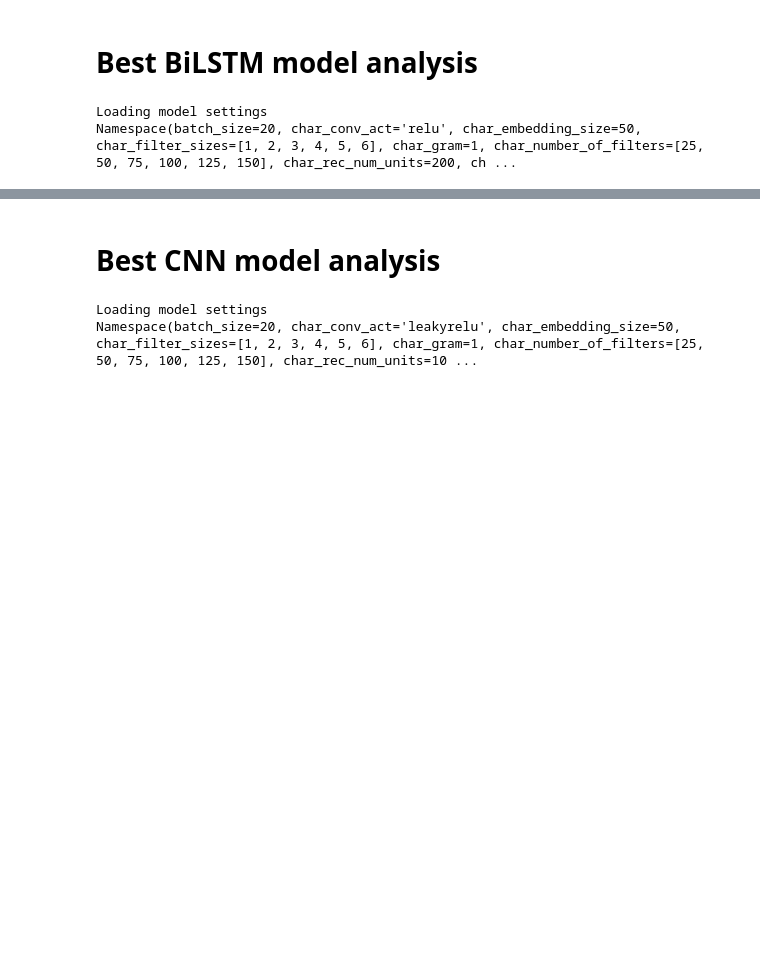
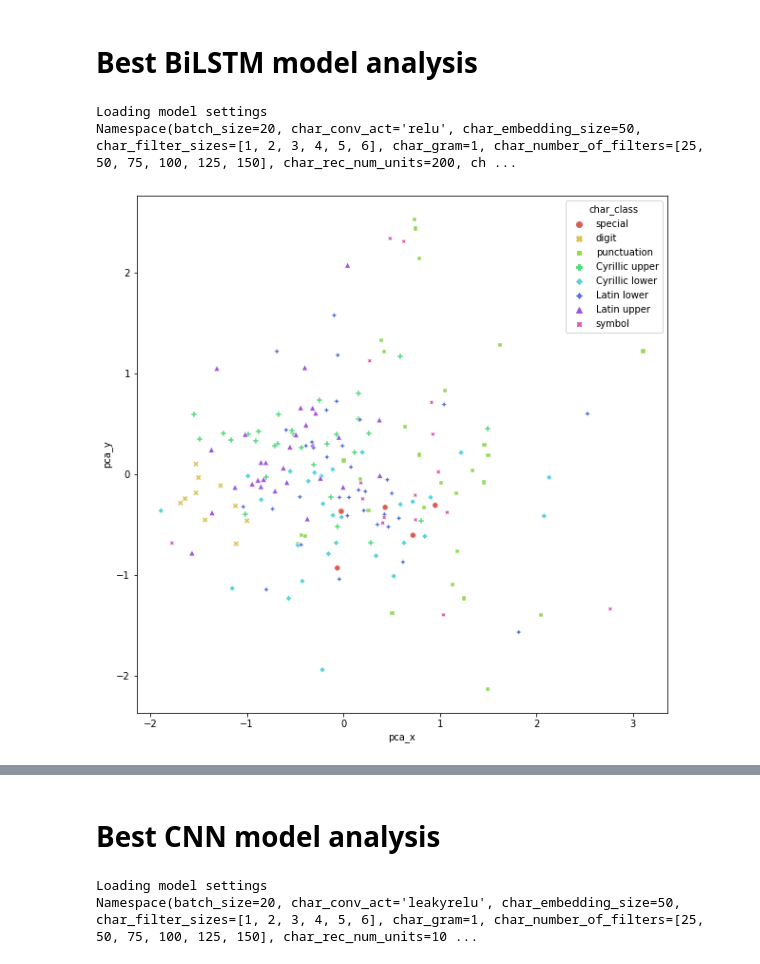
Before and after one commit to ginic/ContextualDecomposition-NLP, a Jupyter notebook: LM_visualizations.ipynb, the cells around one changed output, grey strips where cells are left out. Drawn from its saved outputs; the diff is of its cells as text; code cells hidden in the pictures; blank space fills up the shorter version.

```diff
--- a/LM_visualizations.ipynb
+++ b/LM_visualizations.ipynb
@@ -68 +70,6 @@ bilstm_char_plot_df = build_visualization_dataframe(bilstm_char_embedding_weight
+# %%
+plt.figure(figsize=(10,10))
+ax = sns.scatterplot(data = bilstm_char_plot_df, x="pca_x", y="pca_y", hue="char_class", style='char_class')
+# %% [output]
+[figure, added]
 # %%
```
Also changed, not shown: parts of 14 cells of this notebook, 1 other file.
